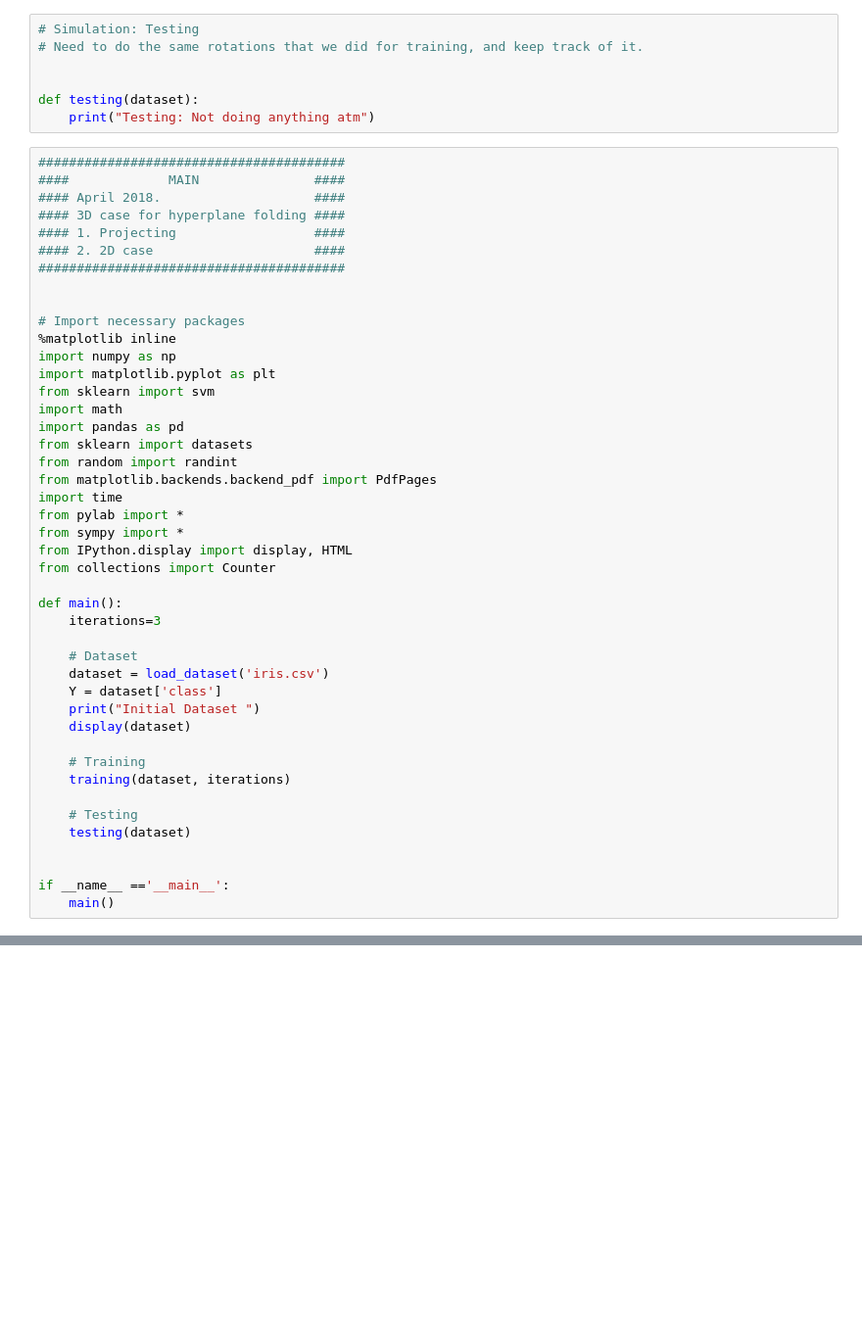
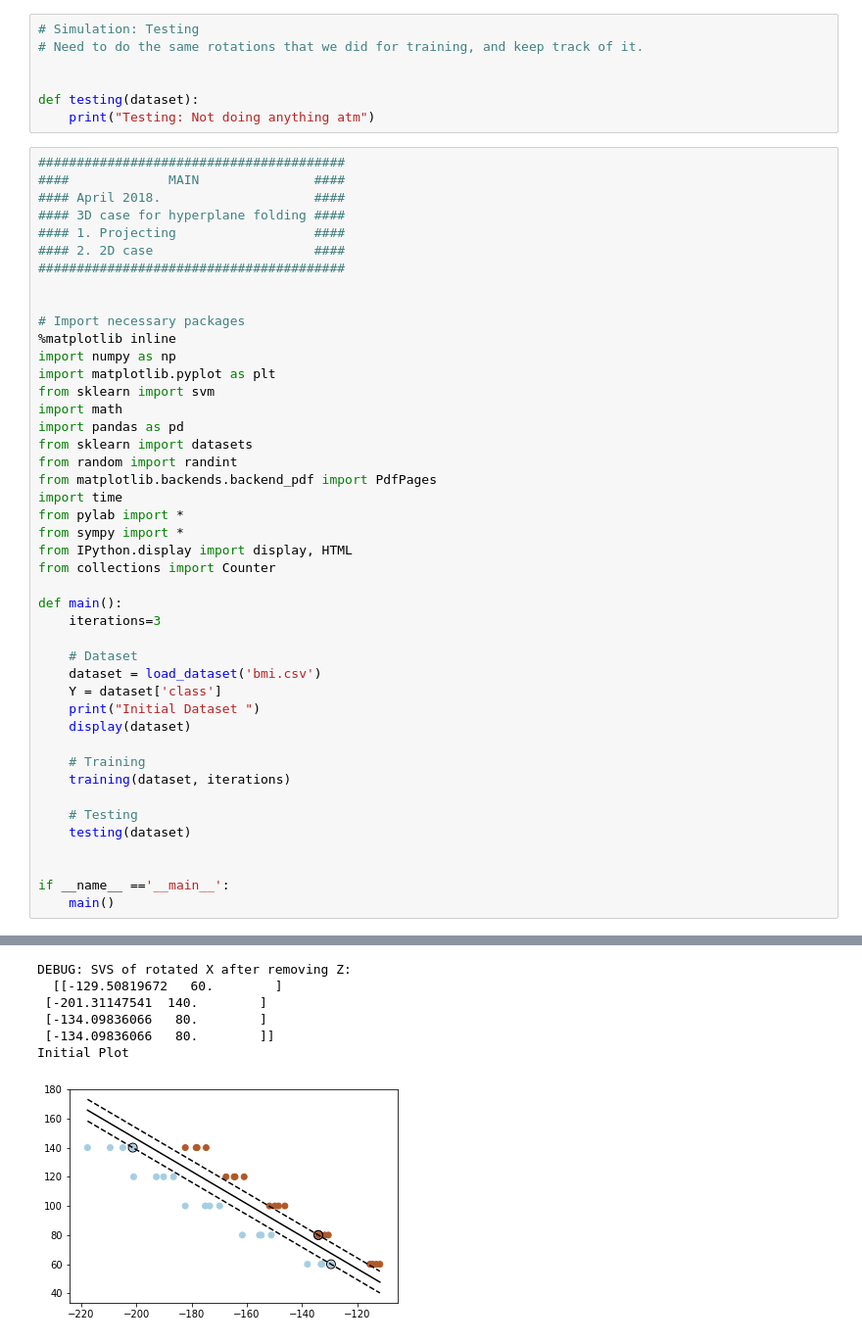
Before and after one commit to egarciamartin/svm_hyperplane_folding, a Jupyter notebook: code/3D/SVM_3D.ipynb, the cells around one changed output, grey strips where cells are left out. Shown at 98% size. Drawn from its saved outputs; the diff is of its cells as text; blank space fills up the shorter version.

```diff
--- a/code/3D/SVM_3D.ipynb
+++ b/code/3D/SVM_3D.ipynb
@@ -756,7 +756,7 @@ def main():
     iterations=3
 
     # Dataset
-    dataset = load_dataset('iris.csv')
+    dataset = load_dataset('bmi.csv')
     Y = dataset['class']
     print("Initial Dataset ")
     display(dataset)
@@ -770,3 +770,4 @@ def main():
 
 if __name__ =='__main__':
     main()
+# %% [output]
@@ -772,0 +873,7 @@ if __name__ =='__main__':
+DEBUG: SVS of rotated X after removing Z:
+  [[-129.50819672   60.        ]
+ [-201.31147541  140.        ]
+ [-134.09836066   80.        ]
+ [-134.09836066   80.        ]]
+Initial Plot
+[figure, added]
```
Also changed, not shown: parts of 1 cell of this notebook.
